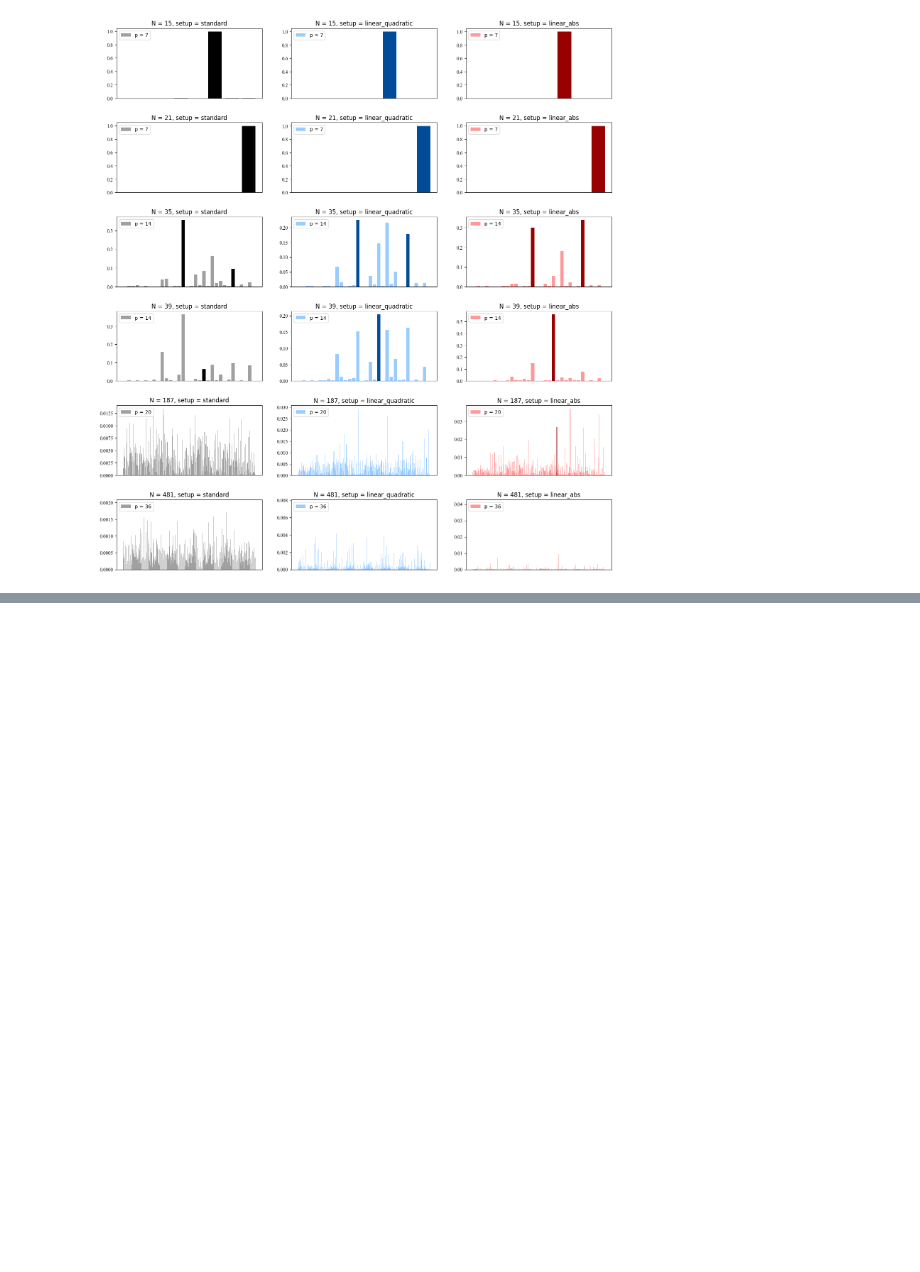
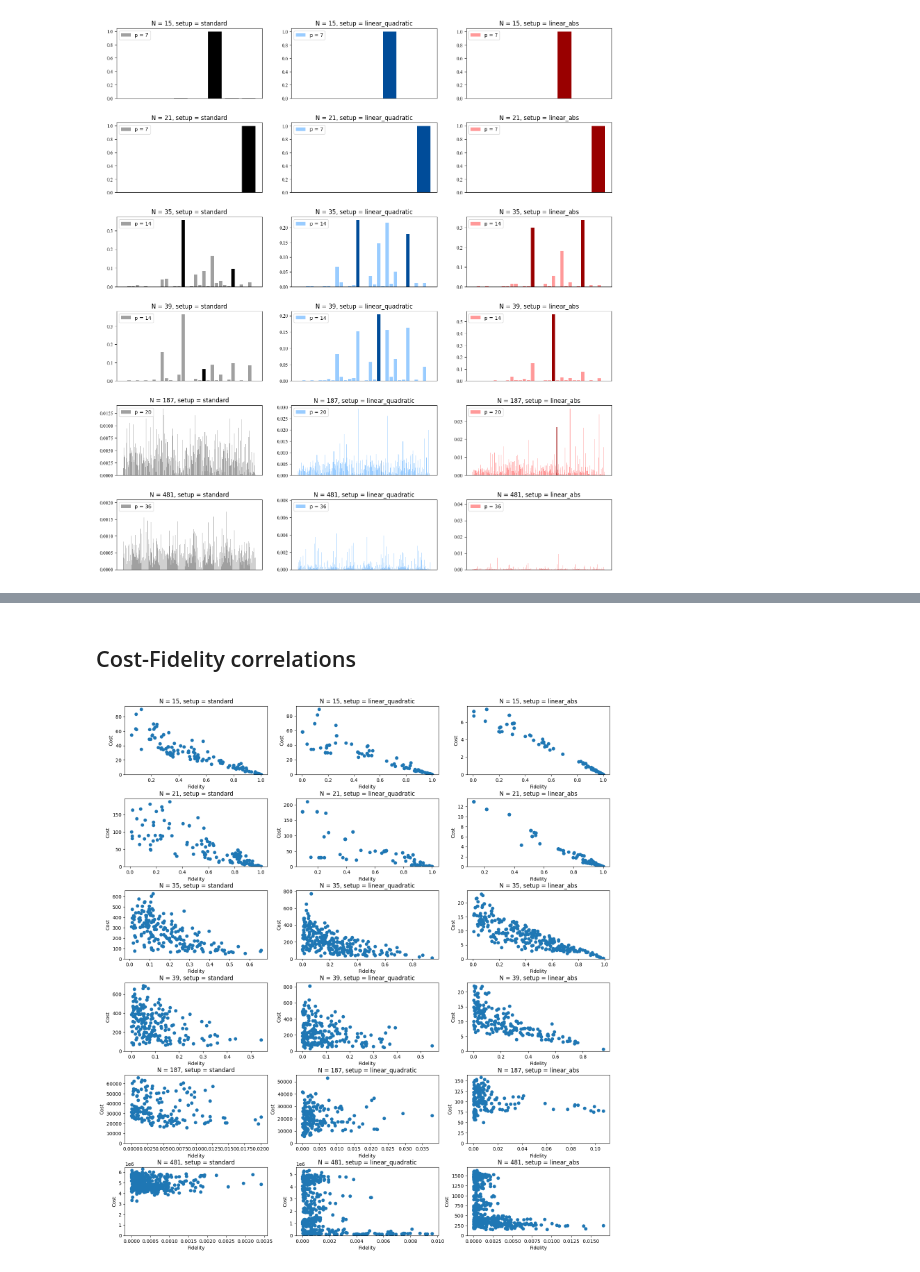
Before and after one commit to fpllcr/master-thesis, a Jupyter notebook: qaoa_factorization/notebooks/analysis.ipynb, the cells around one changed output, grey strips where cells are left out. Drawn from its saved outputs; the diff is of its cells as text; code cells hidden in the pictures; blank space fills up the shorter version.

```diff
--- a/qaoa_factorization/notebooks/analysis.ipynb
+++ b/qaoa_factorization/notebooks/analysis.ipynb
@@ -329,0 +425,26 @@ plt.savefig(fig_name, bbox_inches='tight')
+# %% [markdown]
+## Cost-Fidelity correlations
+# %%
+Ns = sorted(experiment_results.N.unique())
+setups = sorted(experiment_results.setup.unique(), reverse=True)
+
+fig, axs = plt.subplots(len(Ns), len(setups), figsize=(6*len(setups), 3.3*len(Ns)))
+fig.subplots_adjust(hspace=0.35, wspace=0.2)
+
+for i, N in enumerate(Ns):
+    df_N = experiment_results[(experiment_results.N == N) & (experiment_results['extended_qaoa']==False)].reset_index(drop=True)
+    num_qubits = df_N.loc[0, 'num_qubits']
+
+    for j, setup in enumerate(setups):
+        df_N_setup = df_N[(df_N['setup']==setup)].reset_index(drop=True)
+
+        scatter_colors = [plot_colors[j][0] if c in solutions else plot_colors[j][1] for c in x_hist]
+
+        axs[i][j].scatter(df_N_setup['fidelity'], df_N_setup['cost'])
+        axs[i][j].set_ylim(0)
+
+        axs[i][j].set_title(f'N = {N}, setup = {setup}')
+        axs[i][j].set_ylabel('Cost')
+        axs[i][j].set_xlabel('Fidelity')
+# %% [output]
+[figure, added]
```
Also changed, not shown: parts of 9 cells of this notebook, 4 other files.
